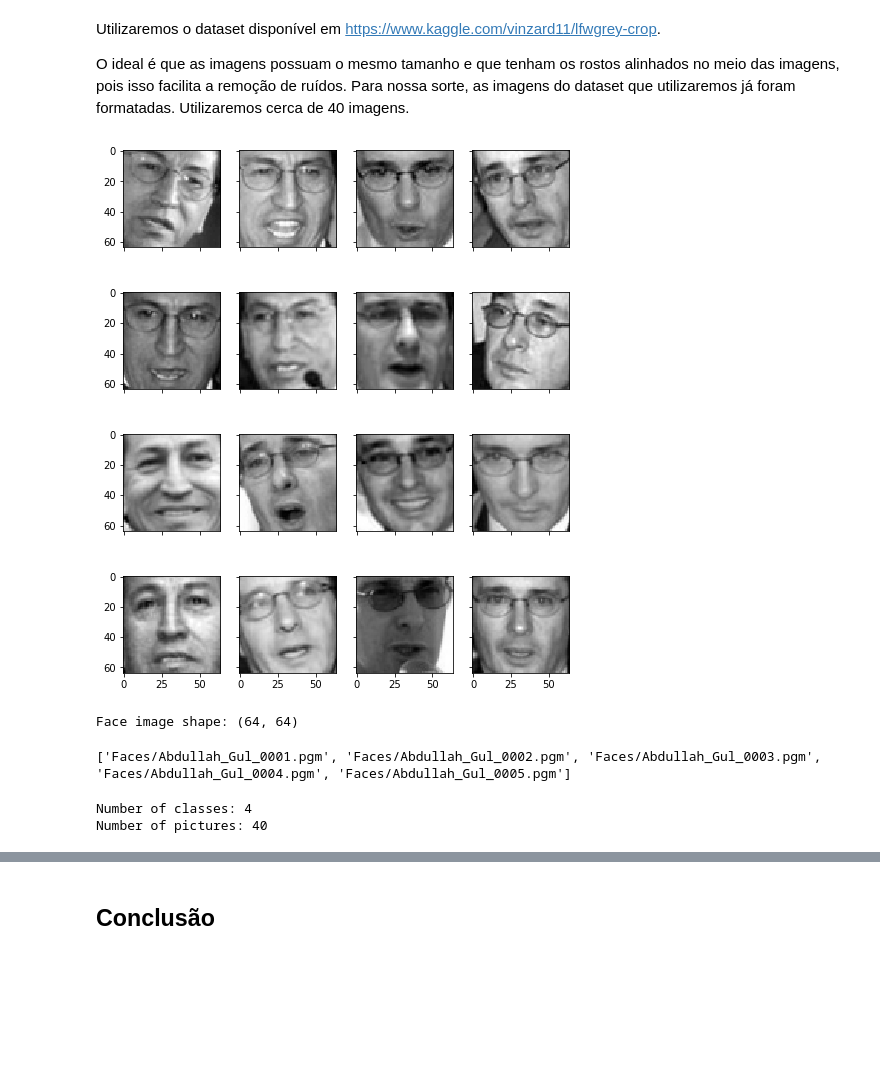
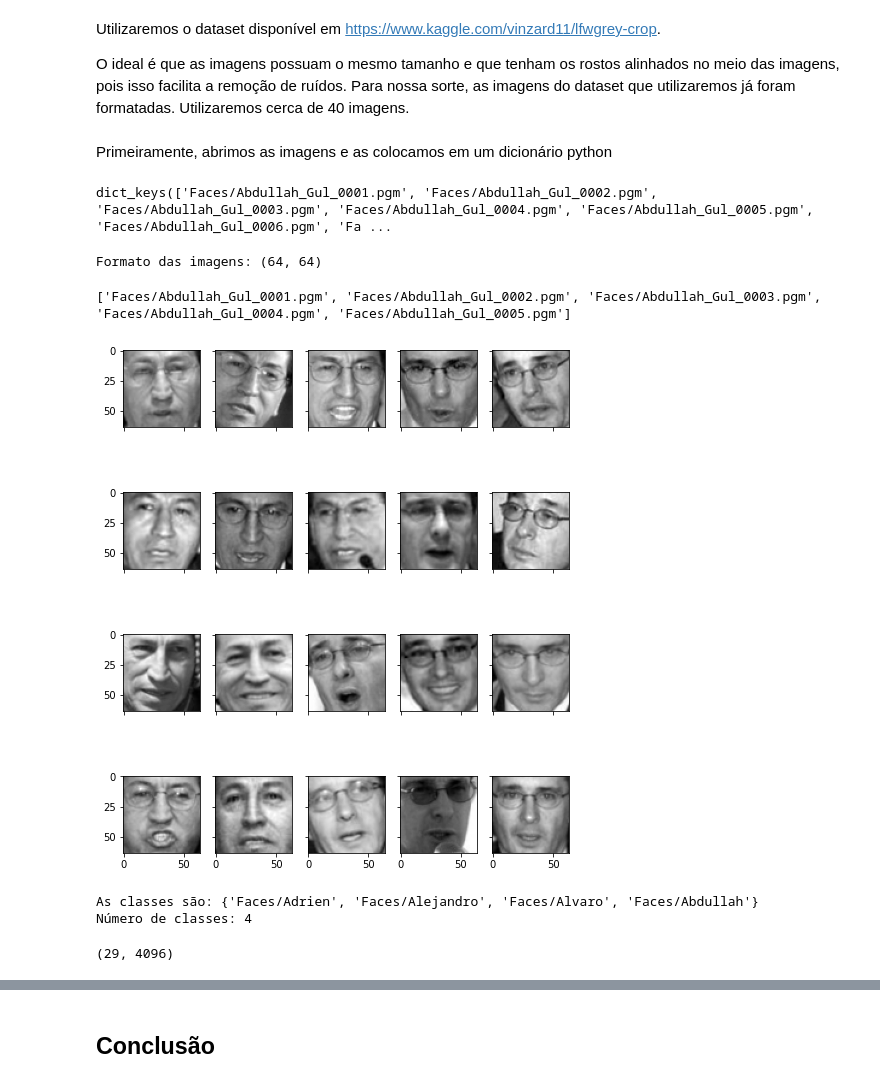
Before and after one commit to palomavb/Eigenfaces, a Jupyter notebook: Untitled.ipynb, the cells around one changed output, grey strips where cells are left out. Drawn from its saved outputs; the diff is of its cells as text; code cells hidden in the pictures; blank space fills up the shorter version.

```diff
--- a/Untitled.ipynb
+++ b/Untitled.ipynb
@@ -35,44 +36,38 @@ import numpy as np
 Utilizaremos o dataset disponível em https://www.kaggle.com/vinzard11/lfwgrey-crop.
 
 O ideal é que as imagens possuam o mesmo tamanho e que tenham os rostos alinhados no meio das imagens, pois isso facilita a remoção de ruídos. Para nossa sorte, as imagens do dataset que utilizaremos já foram formatadas. Utilizaremos cerca de 40 imagens.
+# %% [markdown]
+Primeiramente, abrimos as imagens e as colocamos em um dicionário python
 # %%
 faces = {}
-with zipfile.ZipFile("Faces.zip") as facezip:
-    for filename in facezip.namelist():
-        if not filename.endswith(".pgm"):
-            continue # not a face picture
-        with facezip.open(filename) as image:
-            # If we extracted files from zip, we can use cv2.imread(filename) instead
-            faces[filename] = cv2.imdecode(np.frombuffer(image.read(), np.uint8), cv2.IMREAD_GRAYSCALE)
+with zipfile.ZipFile("Faces.zip", mode = 'r') as facezip:
+    for file in facezip.namelist():
+        with facezip.open(file) as image:
+            faces[file] = cv2.imdecode(np.frombuffer(image.read(), np.uint8), cv2.IMREAD_GRAYSCALE)
+print(faces.keys())
+# %% [output]
+dict_keys(['Faces/Abdullah_Gul_0001.pgm', 'Faces/Abdullah_Gul_0002.pgm', 'Faces/Abdullah_Gul_0003.pgm', 'Faces/Abdullah_Gul_0004.pgm', 'Faces/Abdullah_Gul_0005.pgm', 'Faces/Abdullah_Gul_0006.pgm', 'Fa ...
+# %%
+faceshape = list(faces.values())[20].shape
+print("Formato das imagens:", faceshape) #checando a quantidade de pixels das imagens
+# %% [output]
+Formato das imagens: (64, 64)
+# %%
+print(list(faces.keys())[:5]) #checando o nome das imagens
+# %% [output]
+['Faces/Abdullah_Gul_0001.pgm', 'Faces/Abdullah_Gul_0002.pgm', 'Faces/Abdullah_Gul_0003.pgm', 'Faces/Abdullah_Gul_0004.pgm', 'Faces/Abdullah_Gul_0005.pgm']
 # %%
-
-...
-import matplotlib.pyplot as plt
-
-fig, axes = plt.subplots(4,4,sharex=True,sharey=True,figsize=(8,10))
-faceimages = list(faces.values())[-16:] # take last 16 images
-for i in range(16):
-    axes[i%4][i//4].imshow(faceimages[i], cmap="gray")
+fig, axes = plt.subplots(4,5,sharex=True,sharey=True,figsize=(8,10))
+faceimages = list(faces.values())[-20:] #apenas as matrizes das últimas 20 imagens
+for i in range(20):
+    axes[i%4][i//4].imshow(faceimages[i], cmap="gray") # a função imgshow plota as imagens a partir de suas matrizes
 plt.show()
 # %% [output]
-[figure, old version]
+[figure, new version]
-# %%
-...
-faceshape = list(faces.values())[20].shape
-print("Face image shape:", faceshape)
-# %% [output]
-Face image shape: (64, 64)
-# %%
-...
-print(list(faces.keys())[:5])
-# %% [output]
-['Faces/Abdullah_Gul_0001.pgm', 'Faces/Abdullah_Gul_0002.pgm', 'Faces/Abdullah_Gul_0003.pgm', 'Faces/Abdullah_Gul_0004.pgm', 'Faces/Abdullah_Gul_0005.pgm']
 # %%
-
-...
-classes = set(filename.split("_")[0] for filename in faces.keys())
-print("Number of classes:", len(classes))
-print("Number of pictures:", len(faces))
+classes = set(filename.split("_")[0] for filename in faces.keys()) #usamos o set para garantir que não existe valores duplicados
+print("As classes são:", (classes))
+print("Número de classes:", len(classes))
 # %% [output]
-Number of classes: 4
-Number of pictures: 40
+As classes são: {'Faces/Adrien', 'Faces/Alejandro', 'Faces/Alvaro', 'Faces/Abdullah'}
+Número de classes: 4
@@ -95 +74,19 @@ facematrix = np.array(facematrix)
+# %%
+facematrix = []
+facelabel = []
+for key,val in faces.items():
+    if key.startswith("Faces/Alvaro_"):
+        continue #tiramos todas as faces do Alvaro para comparar depois
+
+    if key == "Faces/Abdullah_Gul_0009.pgm":
+        continue # tiramos especificamente essa imagem para comparar depois
+
+    facematrix.append(val.flatten()) #passa a array para uma dimensão
+    facelabel.append(key.split("_")[0])  #nomes das imagens
+
+#cria array com a quantidade de imagens (29) e o número de pixels de cada imagem
+facematrix = np.array(facematrix)
+print(facematrix.shape)
+# %% [output]
+(29, 4096)
 # %%
```
Also changed, not shown: parts of 9 cells of this notebook.
